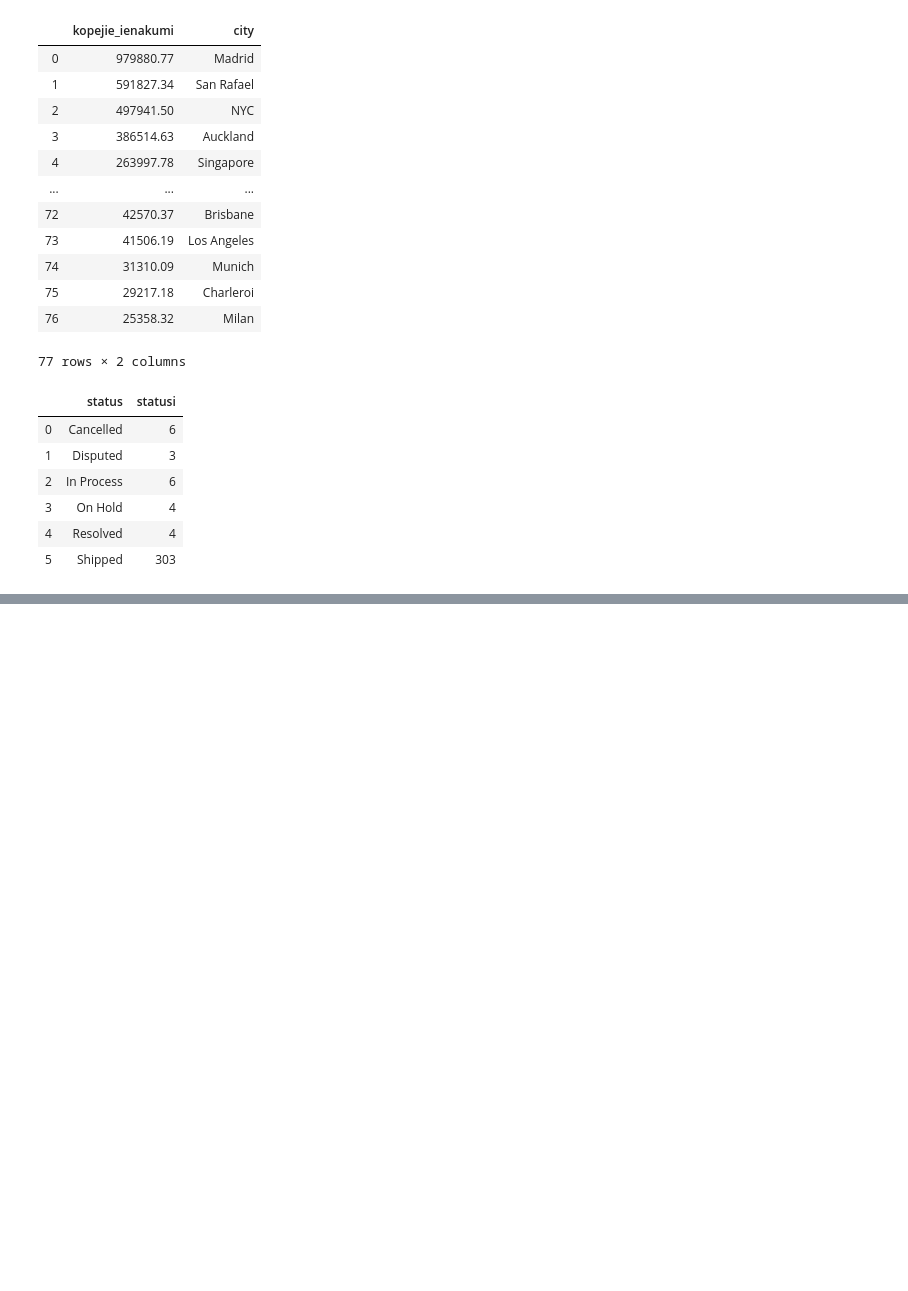
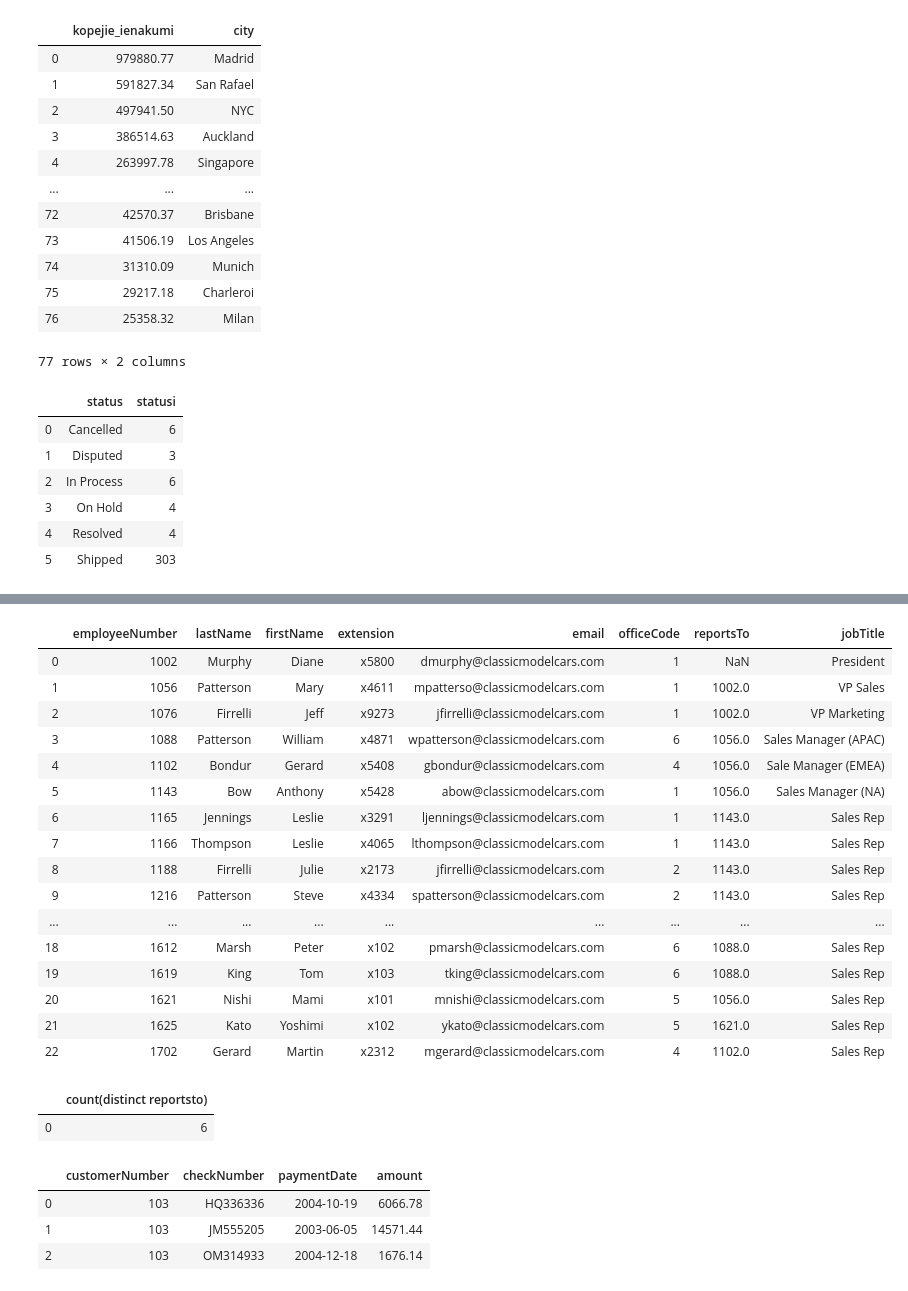
Before and after one commit to EduardsSevcenko/RCS_course, a Jupyter notebook: 3_sql_DBs/Prakse_1.ipynb, the cells around one changed output, grey strips where cells are left out. Drawn from its saved outputs; the diff is of its cells as text; code cells hidden in the pictures; blank space fills up the shorter version.

```diff
--- a/3_sql_DBs/Prakse_1.ipynb
+++ b/3_sql_DBs/Prakse_1.ipynb
@@ -115,0 +214,49 @@ sql.query("SELECT status, count(*) as statusi from orders group by status")
+# %%
+sql.query("select * from employees")
+# %% [output]
+|  | employeeNumber | lastName | firstName | extension | email | officeCode | reportsTo | jobTitle |
+| 0 | 1002 | Murphy | Diane | x5800 | dmurphy@classicmodelcars.com | 1 | NaN | President |
+| 1 | 1056 | Patterson | Mary | x4611 | mpatterso@classicmodelcars.com | 1 | 1002.0 | VP Sales |
+| 2 | 1076 | Firrelli | Jeff | x9273 | jfirrelli@classicmodelcars.com | 1 | 1002.0 | VP Marketing |
+| 3 | 1088 | Patterson | William | x4871 | wpatterson@classicmodelcars.com | 6 | 1056.0 | Sales Manager (APAC) |
+| 4 | 1102 | Bondur | Gerard | x5408 | gbondur@classicmodelcars.com | 4 | 1056.0 | Sale Manager (EMEA) |
+| 5 | 1143 | Bow | Anthony | x5428 | abow@classicmodelcars.com | 1 | 1056.0 | Sales Manager (NA) |
+| 6 | 1165 | Jennings | Leslie | x3291 | ljennings@classicmodelcars.com | 1 | 1143.0 | Sales Rep |
+| 7 | 1166 | Thompson | Leslie | x4065 | lthompson@classicmodelcars.com | 1 | 1143.0 | Sales Rep |
+| 8 | 1188 | Firrelli | Julie | x2173 | jfirrelli@classicmodelcars.com | 2 | 1143.0 | Sales Rep |
+| 9 | 1216 | Patterson | Steve | x4334 | spatterson@classicmodelcars.com | 2 | 1143.0 | Sales Rep |
+| ... | ... | ... | ... | ... | ... | ... | ... | ... |
+| 18 | 1612 | Marsh | Peter | x102 | pmarsh@classicmodelcars.com | 6 | 1088.0 | Sales Rep |
+| 19 | 1619 | King | Tom | x103 | tking@classicmodelcars.com | 6 | 1088.0 | Sales Rep |
+| 20 | 1621 | Nishi | Mami | x101 | mnishi@classicmodelcars.com | 5 | 1056.0 | Sales Rep |
+| 21 | 1625 | Kato | Yoshimi | x102 | ykato@classicmodelcars.com | 5 | 1621.0 | Sales Rep |
+| 22 | 1702 | Gerard | Martin | x2312 | mgerard@classicmodelcars.com | 4 | 1102.0 | Sales Rep |
+# %%
+# Uzdevums:
+# Uzrakstiet SQL vaicājumu, kurš saskaita cik ir darbinieku, kuriem ir padotie
+management_count = """
+select
+    count(*) as management_count
+from
+    employees inner join
+    (
+    select
+        distinct reportsto as reports
+    from employees
+    ) emps
+    on employees.employeenumber = emps.reports
+"""
+
+management_count = """select count(distinct reportsto) from employees """
+
+sql.query(management_count)
+# %% [output]
+|  | count(distinct reportsto) |
+| 0 | 6 |
+# %%
+sql.query("select * from payments where customernumber = 103")
+# %% [output]
+|  | customerNumber | checkNumber | paymentDate | amount |
+| 0 | 103 | HQ336336 | 2004-10-19 | 6066.78 |
+| 1 | 103 | JM555205 | 2003-06-05 | 14571.44 |
+| 2 | 103 | OM314933 | 2004-12-18 | 1676.14 |
```
Also changed, not shown: parts of 9 cells of this notebook, 11 other files.
